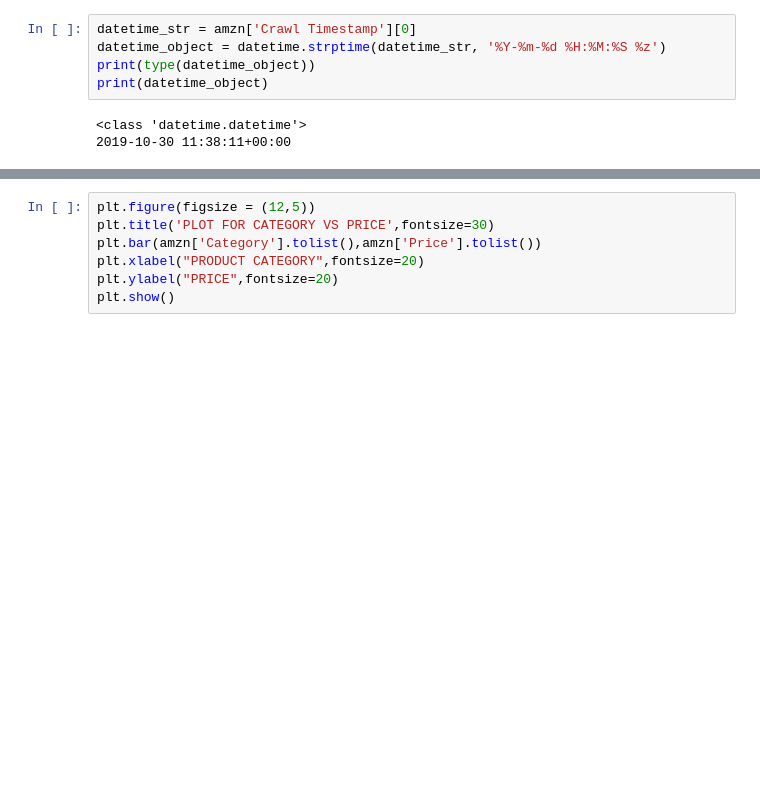
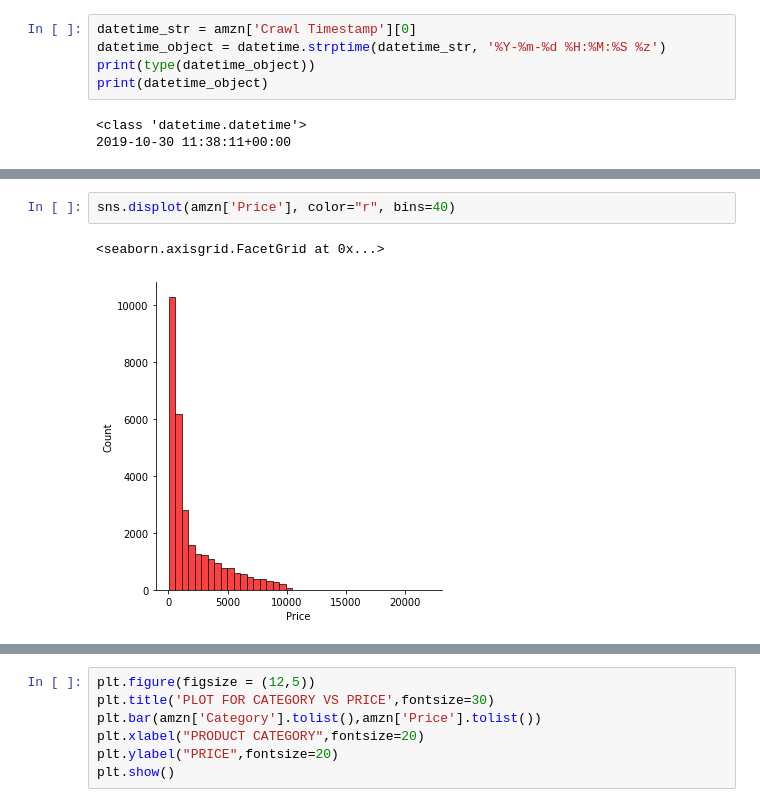
Before and after one commit to Abhishek4848/Amazon-product-listing-Analysis, a Jupyter notebook: AmazonDataAnalysis.ipynb, the cells around one changed output, grey strips where cells are left out. Saved outputs shown, nothing was run; the diff lists cells and outputs as text; blank space fills up the shorter version.

```diff
--- a/AmazonDataAnalysis.ipynb
+++ b/AmazonDataAnalysis.ipynb
@@ -371,3 +377,8 @@ amzn.corr()
+# %%
+sns.displot(amzn['Price'], color="r", bins=40)
+# %% [output]
+<seaborn.axisgrid.FacetGrid at 0x...>
+[figure, added]
 # %%
 months = [amzn['Crawl Timestamp'][i].day for i in l]
 sns.lineplot(months,amzn['Price'])
```
Also changed, not shown: parts of 29 cells of this notebook.
